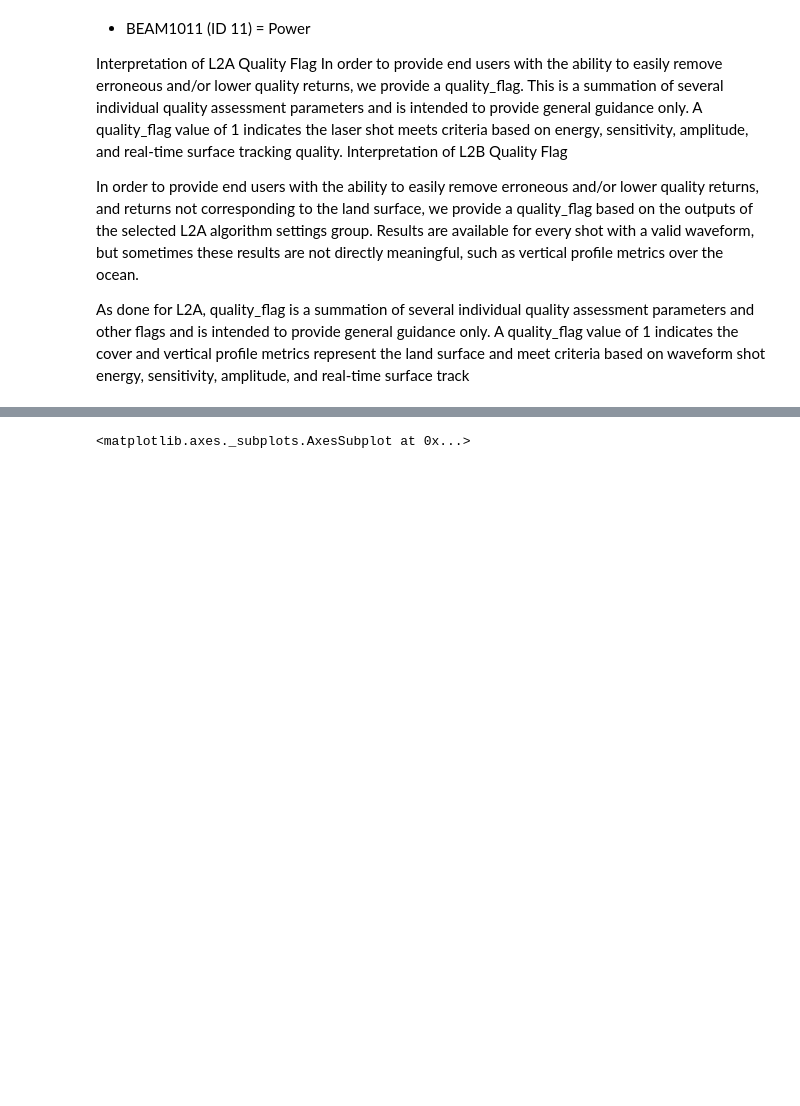
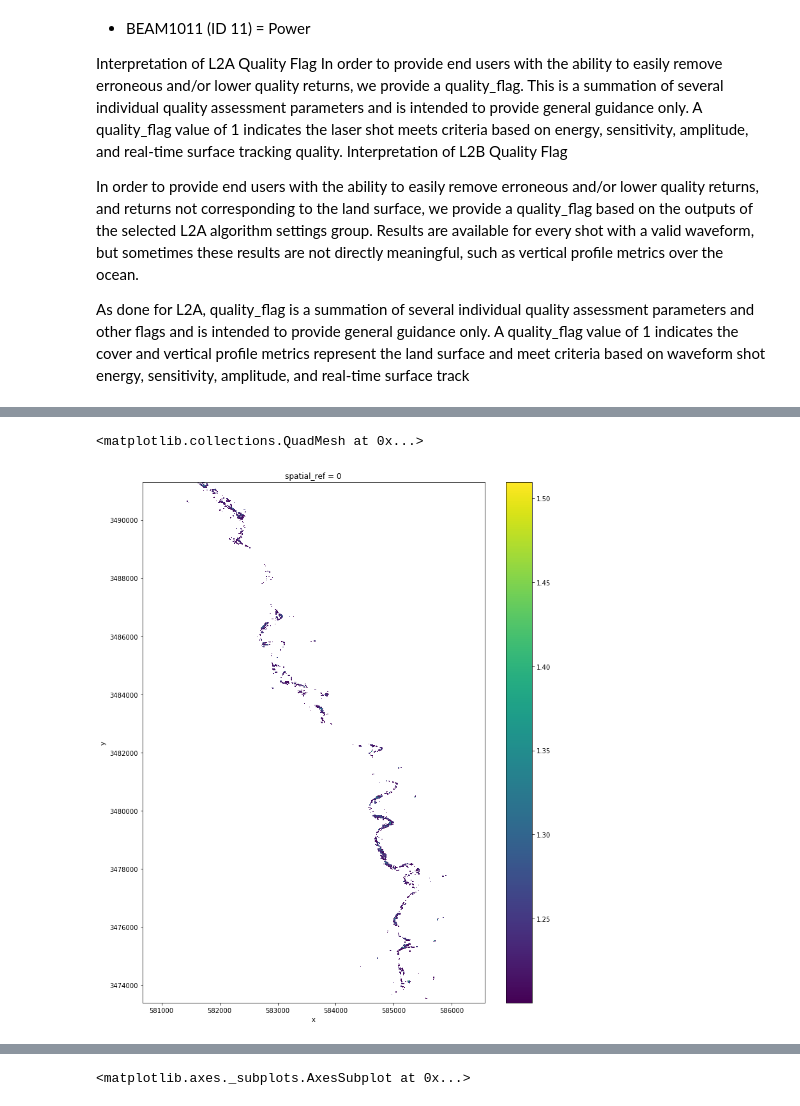
Before and after one commit to rbavery/sprnca_gedi, a Jupyter notebook: gedi_explore.ipynb, the cells around one changed output, grey strips where cells are left out. Saved outputs shown, nothing was run; the diff lists cells and outputs as text; code cells hidden in the pictures; blank space fills up the shorter version.

```diff
--- a/gedi_explore.ipynb
+++ b/gedi_explore.ipynb
@@ -137,0 +128,16 @@ plt.savefig("figs/SPRNCA_and_GEDI.png")
+# %%
+planet_1 = rx.open_rasterio("data/imagery/planet_gedi_sprnca1_clip1000m.tif", masked=True).astype("int16").transpose("y", "x", "band")
+planet_2 = rx.open_rasterio("data/imagery/planet_gedi_sprnca2_clip1000m.tif", masked=True).astype("int16").transpose("y", "x", "band")
+planet_3 = rx.open_rasterio("data/imagery/planet_gedi_sprnca3_clip1000m.tif", masked=True).astype("int16").transpose("y", "x", "band")
+# %%
+def evi2(NIR, Red):
+    return 2.5*((NIR-Red)/(NIR+2.4*Red+1))
+# %%
+evi_planet1 = evi2(planet_1.sel(band=4), planet_1.sel(band=3))
+evi_planet2 = evi2(planet_2.sel(band=4), planet_2.sel(band=3))
+evi_planet3 = evi2(planet_3.sel(band=4), planet_3.sel(band=3))
+# %%
+evi_planet1.where(evi_planet1>1.2).plot(figsize=(12,15))
+# %% [output]
+<matplotlib.collections.QuadMesh at 0x...>
+[figure, added]
```
Also changed, not shown: parts of 9 cells of this notebook, 1 other file.
